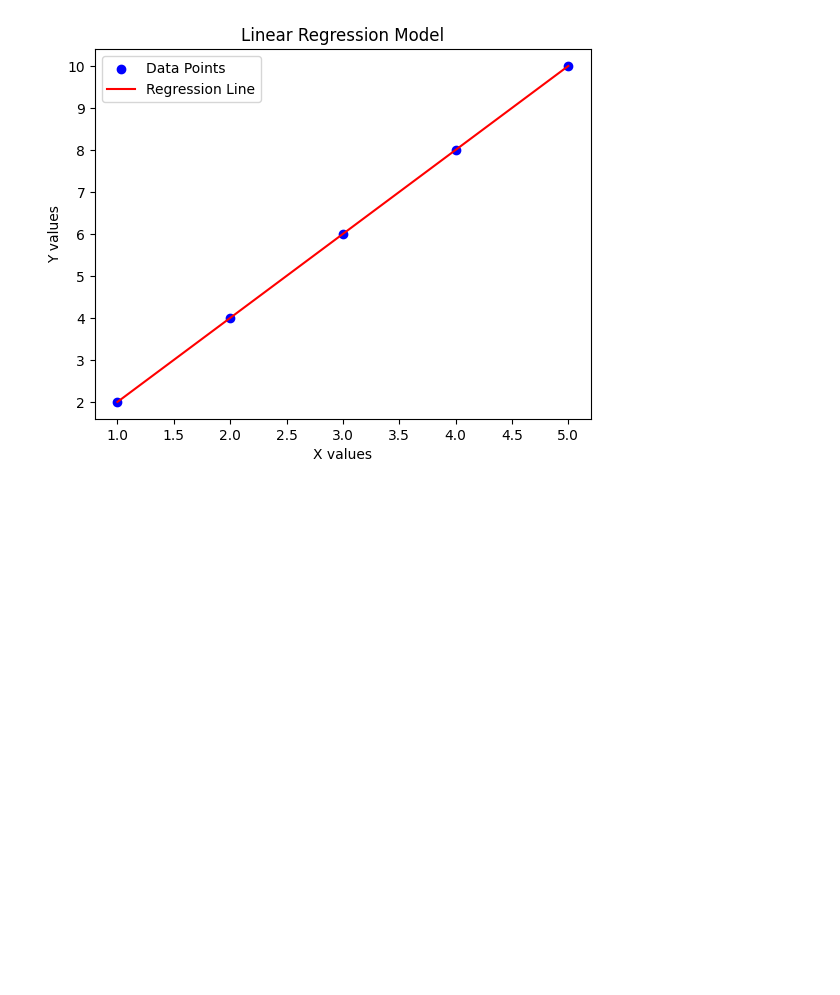
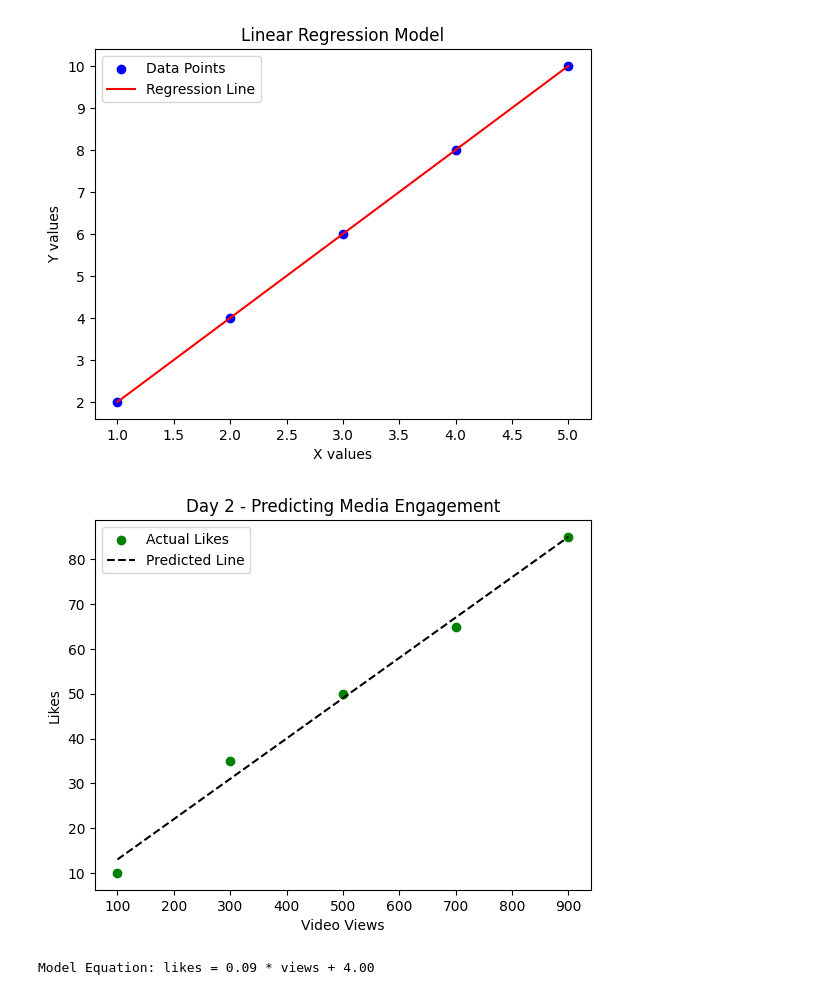
Before and after one commit to Tehyla/Drowsiness-Detection-system, a Jupyter notebook: 21_Days_ML_1.ipynb, the cells around one changed output. Drawn from its saved outputs; the diff is of its cells as text; code cells hidden in the pictures; blank space fills up the shorter version.

```diff
--- a/21_Days_ML_1.ipynb
+++ b/21_Days_ML_1.ipynb
@@ -32,3 +42,35 @@ plt.show()
 # %% [output]
 Model Equation: y = 2.00x + 0.00
 [figure]
+# %%
+#Day 2 Media and Machine Learning
+#Linear Regression part 2
+
+import numpy as np
+import pandas as pd
+import matplotlib.pyplot as plt
+from sklearn.linear_model import LinearRegression
+
+# Simulated media data
+views = np.array([100, 300, 500, 700, 900]).reshape(-1, 1)
+likes = np.array([10, 35, 50, 65, 85])  # Likes increase with views
+
+# Train model
+model = LinearRegression()
+model.fit(views, likes)
+likes_pred = model.predict(views)
+
+# Visualize
+plt.scatter(views, likes, color='green', label='Actual Likes')
+plt.plot(views, likes_pred, color='black', linestyle='--', label='Predicted Line')
+plt.xlabel("Video Views")
+plt.ylabel("Likes")
+plt.title("Day 2 - Predicting Media Engagement")
+plt.legend()
+plt.show()
+
+# Print learned pattern
+print(f"Model Equation: likes = {model.coef_[0]:.2f} * views + {model.intercept_:.2f}")
+# %% [output]
+[figure, added]
+Model Equation: likes = 0.09 * views + 4.00
```
Also changed, not shown: parts of 1 cell of this notebook.
